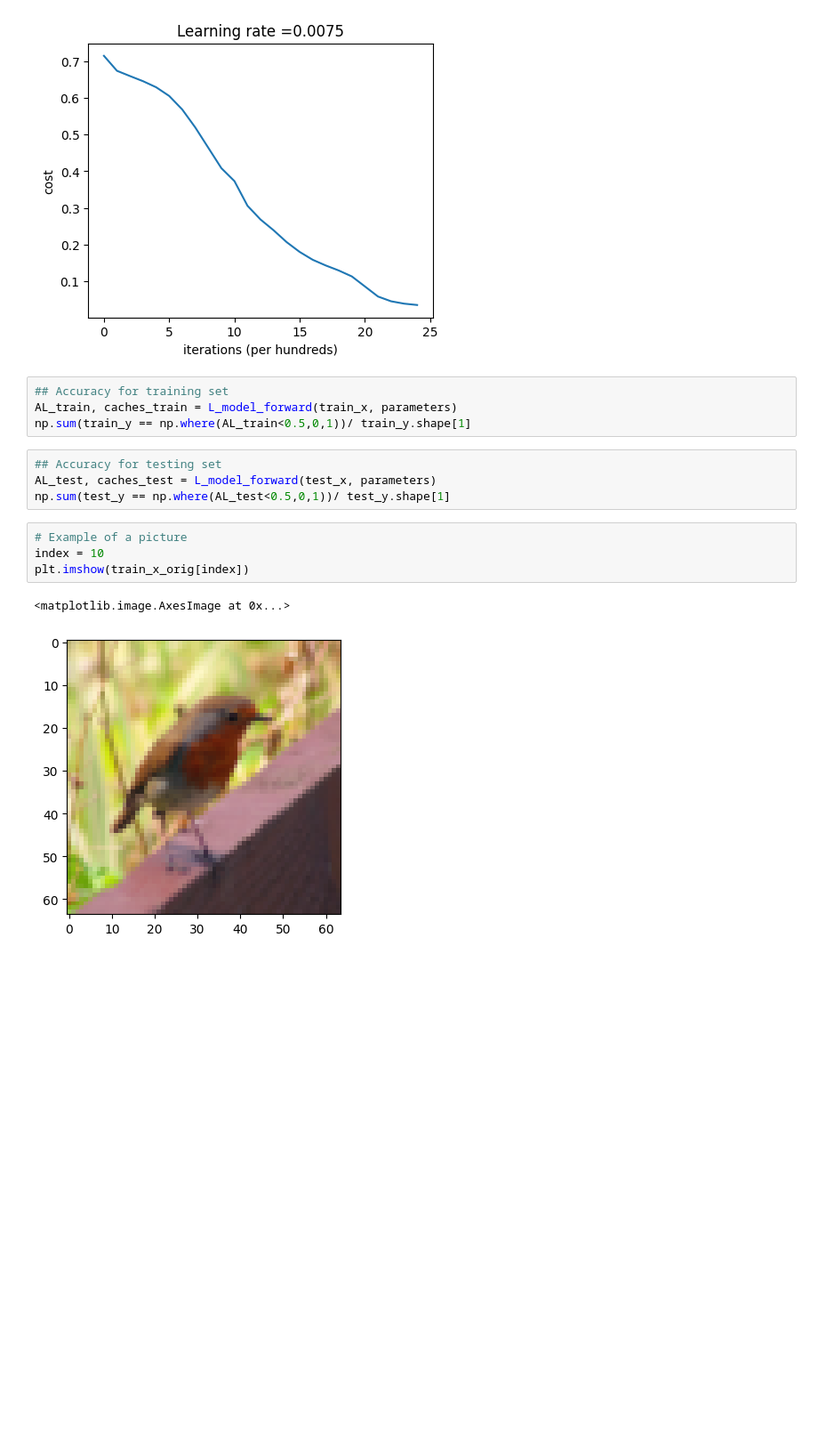
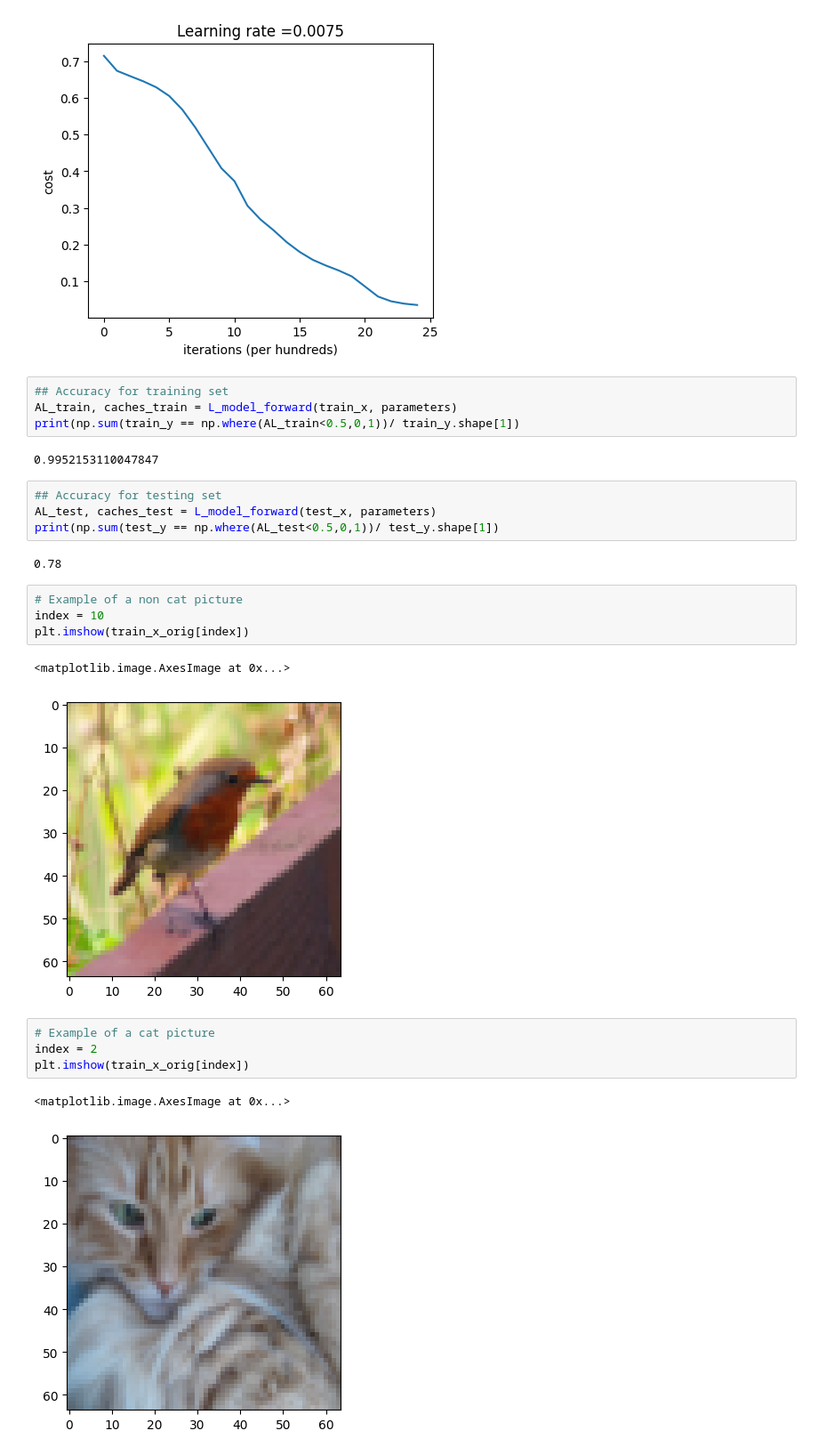
Before and after one commit to juan-jose-bit/Neural_network_implemantation_project, a Jupyter notebook: deep_neural_network.ipynb, the cells around one changed output. Shown at 89% size. Saved outputs shown, nothing was run; the diff lists cells and outputs as text; blank space fills up the shorter version.

```diff
--- a/deep_neural_network.ipynb
+++ b/deep_neural_network.ipynb
@@ -719,15 +719,26 @@ Cost after iteration 2499: 0.0317664923010351
 # %%
 ## Accuracy for training set
 AL_train, caches_train = L_model_forward(train_x, parameters)
-np.sum(train_y == np.where(AL_train<0.5,0,1))/ train_y.shape[1]
+print(np.sum(train_y == np.where(AL_train<0.5,0,1))/ train_y.shape[1])
+# %% [output]
+0.9952153110047847
 # %%
 ## Accuracy for testing set
 AL_test, caches_test = L_model_forward(test_x, parameters)
-np.sum(test_y == np.where(AL_test<0.5,0,1))/ test_y.shape[1]
+print(np.sum(test_y == np.where(AL_test<0.5,0,1))/ test_y.shape[1])
+# %% [output]
+0.78
 # %%
-# Example of a picture
+# Example of a non cat picture
 index = 10
 plt.imshow(train_x_orig[index])
 # %% [output]
 <matplotlib.image.AxesImage at 0x...>
 [figure]
+# %%
+# Example of a cat picture
+index = 2
+plt.imshow(train_x_orig[index])
+# %% [output]
+<matplotlib.image.AxesImage at 0x...>
+[figure, added]
```
